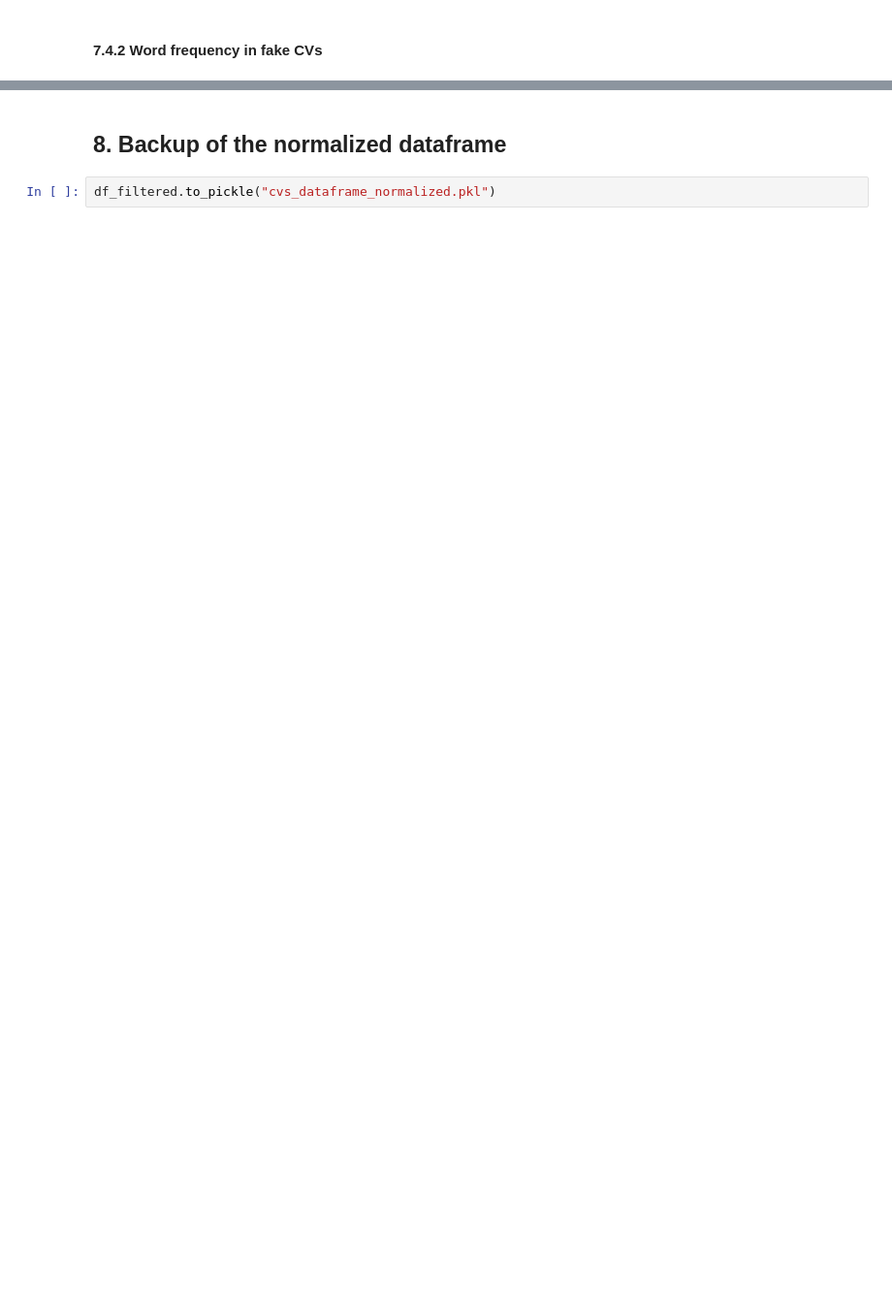
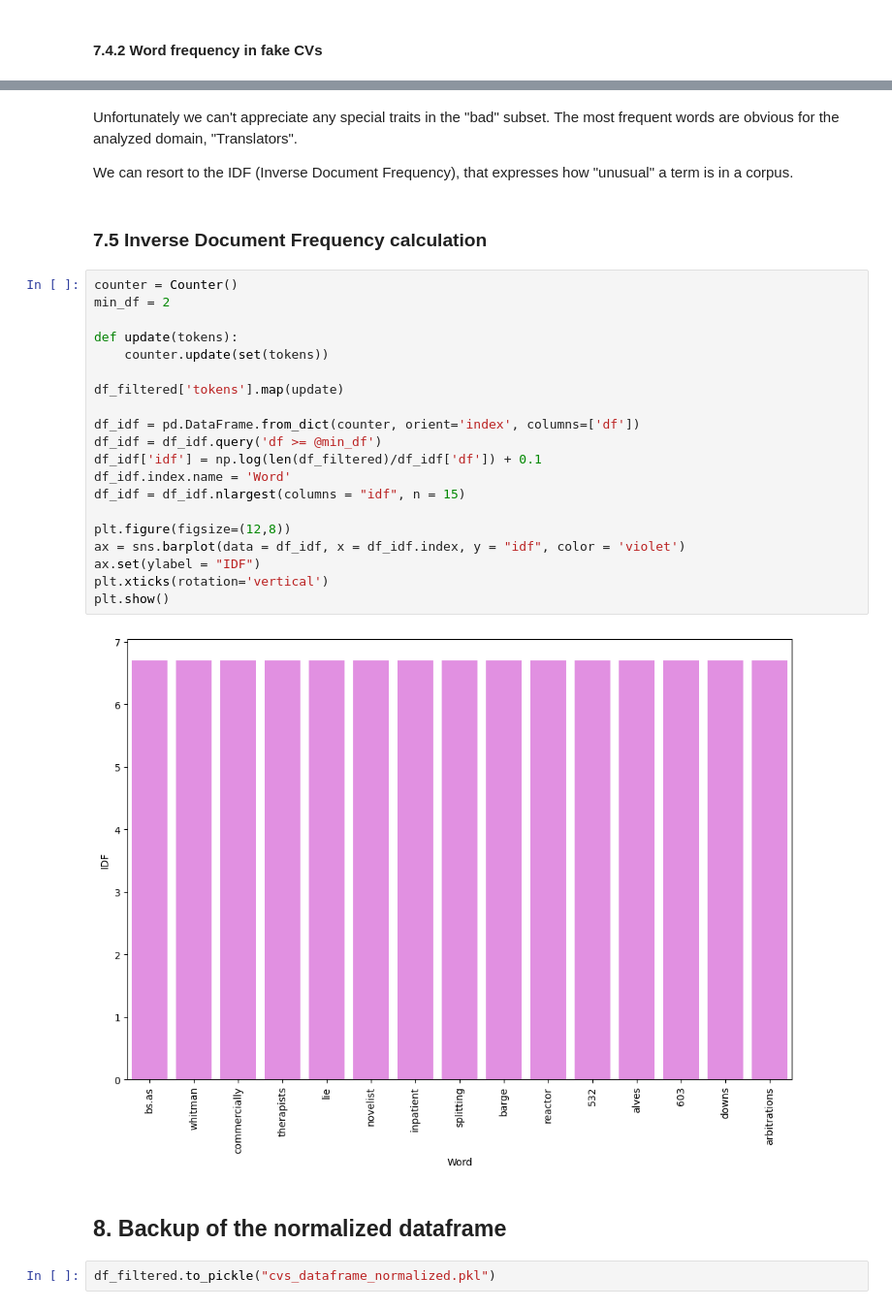
Before and after one commit to BaronCzerny/badtranslator, a Jupyter notebook: analysis/Analysis of the dataset.ipynb, the cells around one changed output, grey strips where cells are left out. Shown at 97% size. Cells and saved outputs as stored; diff of their text form; blank space fills up the shorter version.

```diff
--- a/analysis/Analysis of the dataset.ipynb
+++ b/analysis/Analysis of the dataset.ipynb
@@ -324,3 +326,31 @@ plt.show()
+# %% [markdown]
+Unfortunately we can't appreciate any special traits in the "bad" subset. The most frequent words are obvious for the analyzed domain, "Translators".
+
+We can resort to the IDF (Inverse Document Frequency), that expresses how "unusual" a term is in a corpus.
+# %% [markdown]
+### 7.5 Inverse Document Frequency calculation
+# %%
+counter = Counter()
+min_df = 2
+
+def update(tokens):
+    counter.update(set(tokens))
+
+df_filtered['tokens'].map(update)
+
+df_idf = pd.DataFrame.from_dict(counter, orient='index', columns=['df'])
+df_idf = df_idf.query('df >= @min_df')
+df_idf['idf'] = np.log(len(df_filtered)/df_idf['df']) + 0.1
+df_idf.index.name = 'Word'
+df_idf = df_idf.nlargest(columns = "idf", n = 15)
+
+plt.figure(figsize=(12,8))
+ax = sns.barplot(data = df_idf, x = df_idf.index, y = "idf", color = 'violet')
+ax.set(ylabel = "IDF")
+plt.xticks(rotation='vertical')
+plt.show()
+# %% [output]
+[figure, added]
 # %% [markdown]
 ## 8. Backup of the normalized dataframe
 # %%
```
Also changed, not shown: parts of 11 cells of this notebook, 3 other files.
